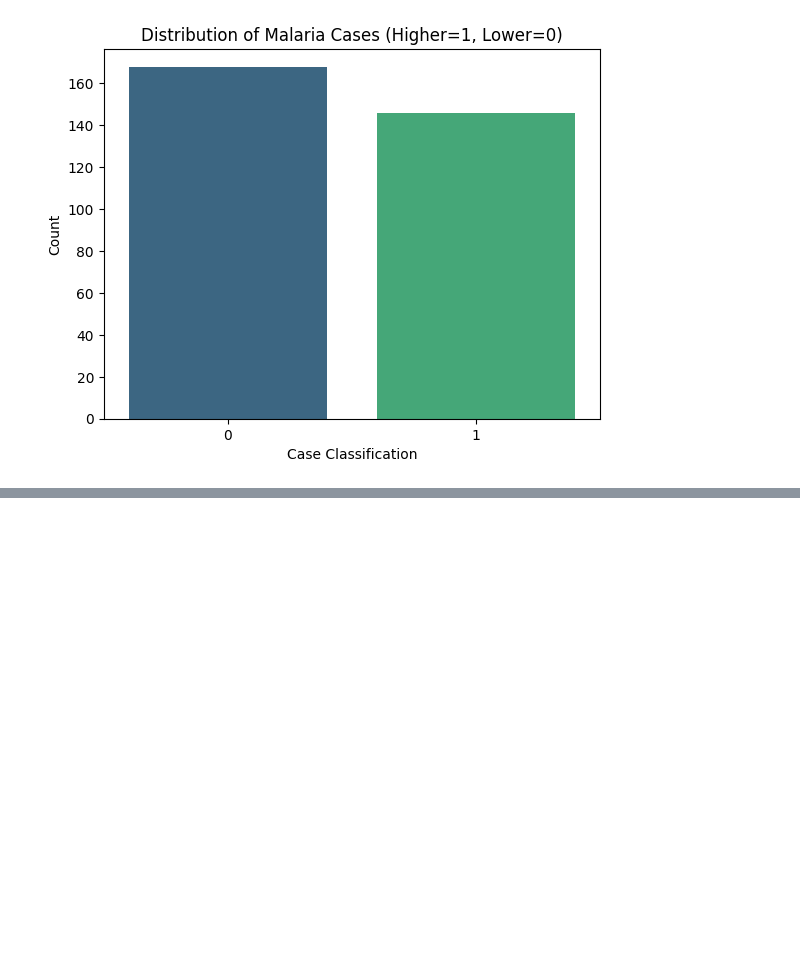
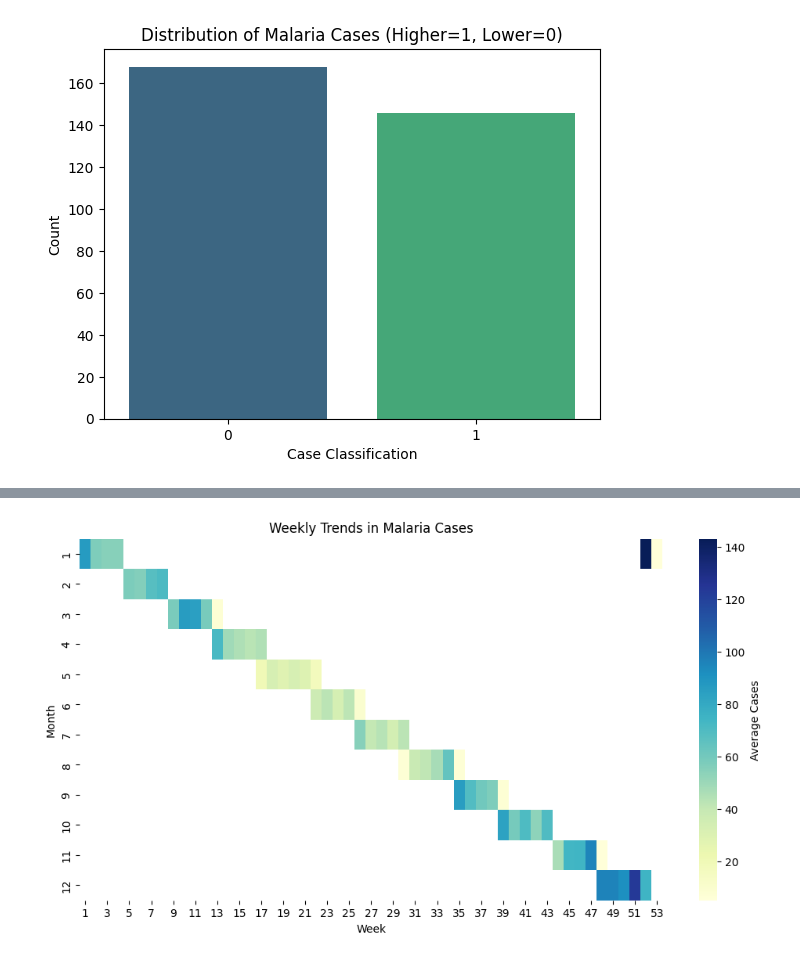
Before and after one commit to hydropython/malaria-outbreak-classifcation_prediction, a Jupyter notebook: Notebooks/data_preproccessing.ipynb, the cells around one changed output, grey strips where cells are left out. Saved outputs shown, nothing was run; the diff lists cells and outputs as text; code cells hidden in the pictures; blank space fills up the shorter version.

```diff
--- a/Notebooks/data_preproccessing.ipynb
+++ b/Notebooks/data_preproccessing.ipynb
@@ -97,0 +102,4 @@ Passing `palette` without assigning `hue` is deprecated and will be removed in v
+# %%
+processor.visualize_weekly_trends()
+# %% [output]
+[figure, added]
```
Also changed, not shown: parts of 7 cells of this notebook, 25 other files.
